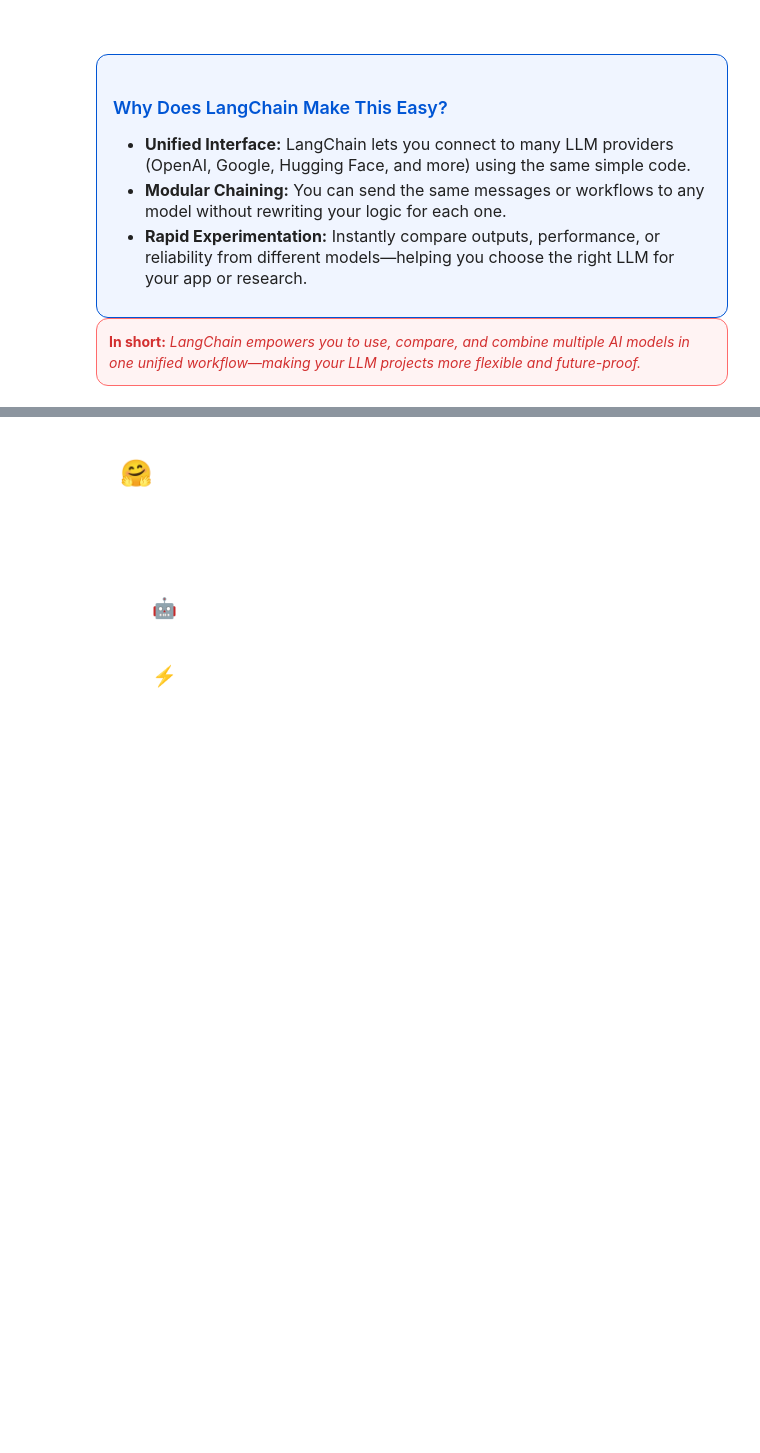
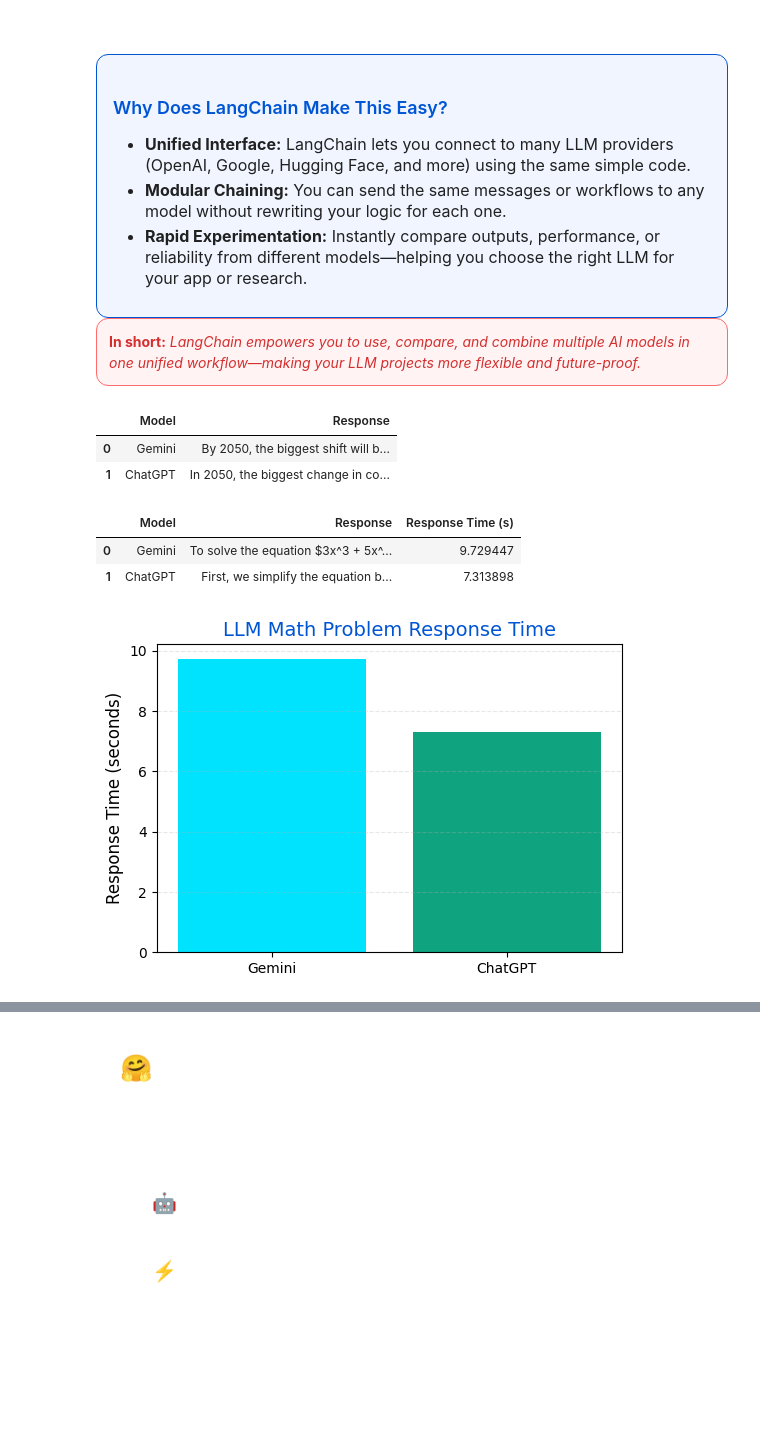
Before and after one commit to mdehghani86/AppliedGenAI, a Jupyter notebook: M5_Lab1_LangChain_LLMs.ipynb, the cells around one changed output, grey strips where cells are left out. Cells and saved outputs as stored; diff of their text form; code cells hidden in the pictures; blank space fills up the shorter version.

```diff
--- a/M5_Lab1_LangChain_LLMs.ipynb
+++ b/M5_Lab1_LangChain_LLMs.ipynb
@@ -210,10 +223,12 @@ print(response)  # Display the AI's response
 # ==========================================================================
 
 # 📝 Imports explained:
-from langchain.schema import SystemMessage, HumanMessage, AIMessage   # For chat message formatting (system/user/AI)
+
+from langchain_core.messages import SystemMessage, HumanMessage, AIMessage   # For chat message formatting (system/user/AI)
 from langchain_google_genai import ChatGoogleGenerativeAI             # Google's Gemini LLM via LangChain
-from langchain.chat_models import ChatOpenAI                          # OpenAI models (ChatGPT, GPT-4) via LangChain
+from langchain_openai import ChatOpenAI                               # OpenAI models (ChatGPT, GPT-4) via LangChain
 import pandas as pd                                                   # For tabular storage and display
+
 
 # 🟦 System and User Setup: Future Coffee Culture
 messages = [
@@ -222,7 +237,7 @@ messages = [
 ]
 
 # ☕ Initialize LLMs (update model names as needed)
-gemini_llm = ChatGoogleGenerativeAI(model="gemini-1.5-pro", temperature=0.7)
+gemini_llm = ChatGoogleGenerativeAI(model="gemini-2.5-flash", temperature=0.7) # Changed model to gemini-pro
 chatgpt_llm = ChatOpenAI(model_name="gpt-4", temperature=0.7)
 
 # 🤖 Generate responses from both models
@@ -237,6 +252,10 @@ df = pd.DataFrame({
 
 # 🖨️ Print the DataFrame as a table (plain text)
 display(df)
+# %% [output]
+|  | Model | Response |
+| 0 | Gemini | By 2050, the biggest shift will b... |
+| 1 | ChatGPT | In 2050, the biggest change in co... |
 # %%
 # =============================================================
 # 📊 LLM Math Reasoning Challenge: Gemini vs. ChatGPT (Lab Style)
@@ -246,9 +265,9 @@ import time
 import matplotlib.pyplot as plt   # For plotting response times
 import pandas as pd               # For tabular storage and display
 
-from langchain.schema import HumanMessage
+from langchain_core.messages import HumanMessage
 from langchain_google_genai import ChatGoogleGenerativeAI
-from langchain.chat_models import ChatOpenAI
+from langchain_openai import ChatOpenAI
 
 # -------------------------------------------------------------
 # 📝 Math Problem Prompt: Can LLMs Reason Like Mathematicians?
@@ -261,7 +280,7 @@ prompt = (
 # -------------------------------------------------------------
 # 🤖 Initialize LLMs: Gemini & ChatGPT (Low Temp for Accuracy)
 # -------------------------------------------------------------
-gemini_llm = ChatGoogleGenerativeAI(model="gemini-1.5-pro", temperature=0.3)
+gemini_llm = ChatGoogleGenerativeAI(model="gemini-2.5-flash", temperature=0.3)
 chatgpt_llm = ChatOpenAI(model_name="gpt-4", temperature=0.3)
 
 # -------------------------------------------------------------
@@ -283,33 +302,38 @@ chatgpt_time = end_chatgpt - start_chatgpt
 responses = pd.DataFrame({
     "Model": ["Gemini", "ChatGPT"],
     "Response": [gemini_response.content, chatgpt_response.content],
     "Response Time (s)": [gemini_time, chatgpt_time]
 })
 
 # 🖥️ Display table for easy side-by-side review
 display(responses)
 
 # -------------------------------------------------------------
 # 📈 Visualize: Response Time Comparison (Brand Colors)
 # -------------------------------------------------------------
 plt.figure(figsize=(6,4))
 plt.bar(
     responses["Model"],
     responses["Response Time (s)"],
     color=["#00E3FF", "#10A37F"]  # Gemini blue, OpenAI green
 )
 plt.ylabel("Response Time (seconds)", fontsize=12)
 plt.title("LLM Math Problem Response Time", fontsize=14, color="#0055d4")
 plt.grid(axis='y', linestyle='--', alpha=0.3)
 plt.show()
 
 # -------------------------------------------------------------
 # 🧐 Notes & Analysis:
 #   - The equation 3x^3 + 5x^2 - 12x + 7 = 21 has three real solutions:
 #         x = -1,   x ≈ 1.852,   x ≈ -2.519
 #   - Review the 'Response' column above: Does the LLM show clear reasoning?
 #   - Did the model provide a step-by-step solution, not just the final answer?
 # -------------------------------------------------------------
+# %% [output]
+|  | Model | Response | Response Time (s) |
+| 0 | Gemini | To solve the equation $3x^3 + 5x^... | 9.729447 |
+| 1 | ChatGPT | First, we simplify the equation b... | 7.313898 |
+[figure, added]
 # %%
 # ============================================================
 # 🧑‍💻 Hands-On: Exploring LLM Prompt Engineering & Model Choice
```
Also changed, not shown: parts of 15 cells of this notebook.
